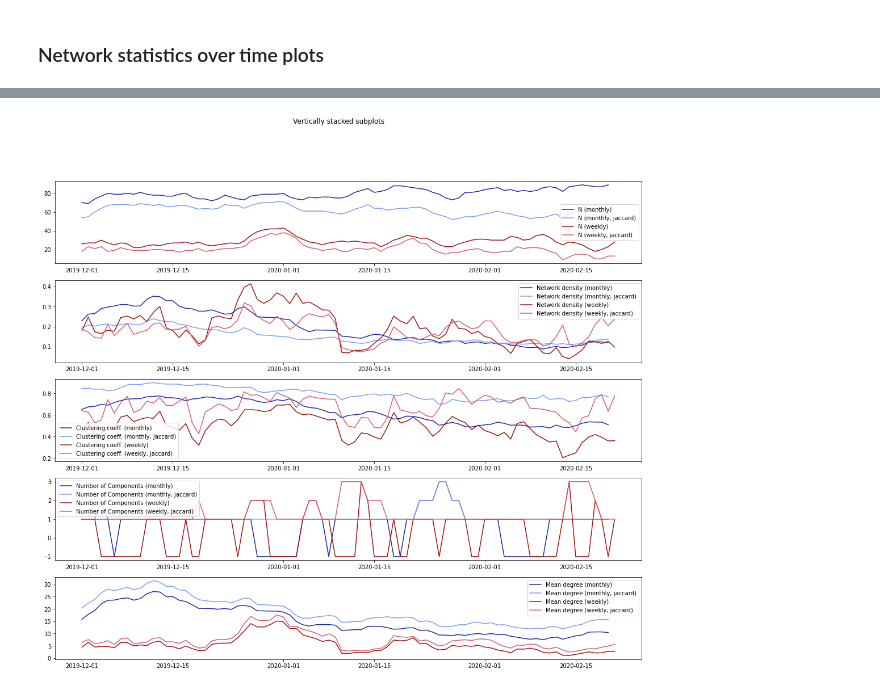
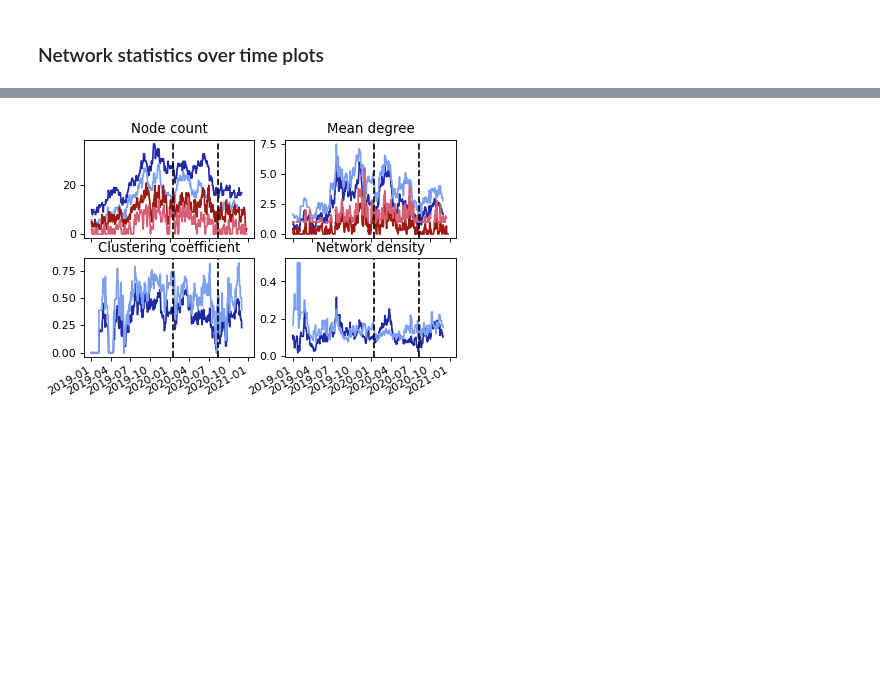
Before and after one commit to csepanyij/master-thesis, a Jupyter notebook: notebooks/static_nets_changes.ipynb, the cells around one changed output, grey strips where cells are left out. Drawn from its saved outputs; the diff is of its cells as text; code cells hidden in the pictures; blank space fills up the shorter version.

```diff
--- a/notebooks/static_nets_changes.ipynb
+++ b/notebooks/static_nets_changes.ipynb
@@ -331,0 +336,5 @@ nj6 = collab_network_jaccard(sqlite_db_file, git_repo_dir, t, node_info, datetim
+# %%
+#t, node_info, edge_info = git2net.get_bipartite_network(sqlite_db_file)
+nj = collab_network_jaccard(sqlite_db_file, git_repo_dir, t, node_info, datetime(2020, 1, 31), datetime(2020, 2, 7), True)
+n = collab_network(sqlite_db_file, git_repo_dir, t, node_info, datetime(2020, 1, 31), datetime(2020, 2, 7), True)
+nj
@@ -384,8 +397,8 @@ Plotting the degree distribution
 db = sqlite3.connect(sqlite_db_file)
 #max_date = datetime.strptime(pd.read_sql_query("SELECT max(committer_date) as max FROM commits", db)['max'].item(), '%Y-%m-%d %H:%M:%S')
 #min_date = datetime.strptime(pd.read_sql_query("SELECT min(committer_date) as min FROM commits", db)['min'].item(), '%Y-%m-%d %H:%M:%S')
-max_date = datetime.strptime('2020-03-21 00:00:00', '%Y-%m-%d %H:%M:%S')
-min_date = datetime.strptime('2019-12-01 00:00:00', '%Y-%m-%d %H:%M:%S')
+max_date = datetime.strptime('2020-12-31 00:00:00', '%Y-%m-%d %H:%M:%S')
+min_date = datetime.strptime('2019-01-01 00:00:00', '%Y-%m-%d %H:%M:%S')
 
 print('Min date: ', min_date)
 print('Max date: ', max_date)
@@ -424,13 +455,13 @@ for day in days:
 db = sqlite3.connect(sqlite_db_file)
 #max_date = datetime.strptime(pd.read_sql_query("SELECT max(committer_date) as max FROM commits", db)['max'].item(), '%Y-%m-%d %H:%M:%S')
 #min_date = datetime.strptime(pd.read_sql_query("SELECT min(committer_date) as min FROM commits", db)['min'].item(), '%Y-%m-%d %H:%M:%S')
-max_date = datetime.strptime('2020-02-28 00:00:00', '%Y-%m-%d %H:%M:%S')
-min_date = datetime.strptime('2019-12-01 00:00:00', '%Y-%m-%d %H:%M:%S')
+max_date = datetime.strptime('2020-12-31 00:00:00', '%Y-%m-%d %H:%M:%S')
+min_date = datetime.strptime('2019-01-01 00:00:00', '%Y-%m-%d %H:%M:%S')
 
 print('Min date: ', min_date)
 print('Max date: ', max_date)
 
-t, node_info, edge_info = git2net.get_bipartite_network(sqlite_db_file)
+#t, node_info, edge_info = git2net.get_bipartite_network(sqlite_db_file)
 
 timespan = timedelta(days=7) # Timespan to be considered for the stats
 days = {(min_date+timedelta(days=x)).date() : 0 for x in range((max_date-min_date-timespan).days + 1)}
@@ -460,30 +509,51 @@ for day in days:
 # %%
-fig, (ax1, ax2, ax3, ax4, ax5) = plt.subplots(5)
-fig.set_size_inches(18.5, 15.5)
-fig.suptitle('Vertically stacked subplots')
-ax1.plot(mx, my1, label = "N (monthly)", color = "#212AA5")
-ax1.plot(mx, myj1, label = "N (monthly, jaccard)", color = "#7B9FF2")
-ax1.plot(wx, wy1, label = "N (weekly)", color = "#9E1711")
-ax1.plot(wx, wyj1, label = "N (weekly, jaccard)", color = "#D65D72")
-ax1.legend()
-ax2.plot(mx, my2, label = "Network density (monthly)", color = "#212AA5")
-ax2.plot(mx, myj2, label = "Network density (monthly, jaccard)", color = "#7B9FF2")
-ax2.plot(wx, wy2, label = "Network density (weekly)", color = "#9E1711")
-ax2.plot(wx, wyj2, label = "Network density (weekly, jaccard)", color = "#D65D72")
-ax2.legend()
-ax3.plot(mx, my3, label = "Clustering coeff. (monthly)", color = "#212AA5")
-ax3.plot(mx, myj3, label = "Clustering coeff. (monthly, jaccard)", color = "#7B9FF2")
-ax3.plot(wx, wy3, label = "Clustering coeff. (weekly)", color = "#9E1711")
-ax3.plot(wx, wyj3, label = "Clustering coeff. (weekly, jaccard)", color = "#D65D72")
-ax3.legend()
-ax4.plot(mx, my4, label = "Number of Components (monthly)", color = "#212AA5")
-ax4.plot(mx, myj4, label = "Number of Components (monthly, jaccard)", color = "#7B9FF2")
-ax4.plot(wx, wy4, label = "Number of Components (weekly)", color = "#9E1711")
-ax4.plot(wx, wyj4, label = "Number of Components (weekly, jaccard)", color = "#D65D72")
-ax4.legend()
-ax5.plot(mx, my5, label = "Mean degree (monthly)", color = "#212AA5")
-ax5.plot(mx, myj5, label = "Mean degree (monthly, jaccard)", color = "#7B9FF2")
-ax5.plot(wx, wy5, label = "Mean degree (weekly)", color = "#9E1711")
-ax5.plot(wx, wyj5, label = "Mean degree (weekly, jaccard)", color = "#D65D72")
-ax5.legend()
+fig = plt.figure(figsize=(6, 4), dpi=80)
+gs = fig.add_gridspec(2, 2, hspace=0.2, wspace=0.18)
+(ax1, ax2), (ax3, ax4) = gs.subplots(sharex=True)
+#fig, ((ax1, ax2), (ax3, ax4)) = plt.subplots(2, 2, sharex=True)
+myFmt = mdates.DateFormatter('%Y-%m')
+gs = fig.add_gridspec(2, 2, hspace=0, wspace=0)
+#fig.suptitle('{repo_name} network stats around major event (2020-08-11)'.format(repo_name=repo_name))
+ax1.set_title('Node count')
+ax1.plot(mx, my1, label = "N (m)", color = "#212AA5")
+ax1.plot(mx, myj1, label = "N (mj)", color = "#7B9FF2")
+ax1.plot(wx, wy1, label = "N (w)", color = "#9E1711")
+ax1.plot(wx, wyj1, label = "N (wj)", color = "#D65D72")
+ax1.axvline(x=datetime(2020, 1, 15), color='black', ls='--')
+ax1.axvline(x=datetime(2020, 8, 11), color='black', ls='--')
+ax1.xaxis.set_major_formatter(myFmt)
+#ax1.legend()
+ax4.set_title('Network density')
+ax4.plot(mx, my2, label = "Network density (m)", color = "#212AA5")
+ax4.plot(mx, myj2, label = "Network density (mj)", color = "#7B9FF2")
+#ax4.plot(wx, wy2, label = "Network density (weekly)", color = "#9E1711")
+#ax4.plot(wx, wyj2, label = "Network density (weekly, jaccard)", color = "#D65D72")
+ax4.axvline(x=datetime(2020, 1, 15), color='black', ls='--')
+ax4.axvline(x=datetime(2020, 8, 11), color='black', ls='--')
+ax4.xaxis.set_major_formatter(myFmt)
+#ax4.legend()
+ax3.set_title('Clustering coefficient')
+ax3.plot(mx, my3, label = "Clustering coeff. (m)", color = "#212AA5")
+ax3.plot(mx, myj3, label = "Clustering coeff. (mj)", color = "#7B9FF2")
+#ax3.plot(wx, wy3, label = "Clustering coeff. (weekly)", color = "#9E1711")
+#ax3.plot(wx, wyj3, label = "Clustering coeff. (weekly, jaccard)", color = "#D65D72")
+ax3.axvline(x=datetime(2020, 1, 15), color='black', ls='--')
+ax3.axvline(x=datetime(2020, 8, 11), color='black', ls='--')
+ax3.xaxis.set_major_formatter(myFmt)
+#ax3.legend()
+#ax4.plot(mx, my4, label = "Number of Components (monthly)", color = "#212AA5")
+#ax4.plot(mx, myj4, label = "Number of Components (monthly, jaccard)", color = "#7B9FF2")
+#ax4.plot(wx, wy4, label = "Number of Components (weekly)", color = "#9E1711")
+#ax4.plot(wx, wyj4, label = "Number of Components (weekly, jaccard)", color = "#D65D72")
+#ax4.legend()
+ax2.set_title('Mean degree')
+ax2.plot(mx, my5, label = "Mean degree (m)", color = "#212AA5")
+ax2.plot(mx, myj5, label = "Mean degree (mj)", color = "#7B9FF2")
+ax2.plot(wx, wy5, label = "Mean degree (w)", color = "#9E1711")
+ax2.plot(wx, wyj5, label = "Mean degree (wj)", color = "#D65D72")
+ax2.axvline(x=datetime(2020, 1, 15), color='black', ls='--')
+ax2.axvline(x=datetime(2020, 8, 11), color='black', ls='--')
+ax2.xaxis.set_major_formatter(myFmt)
+#ax2.legend()
+fig.autofmt_xdate()
 # %% [output]
@@ -491 +560 @@ ax5.legend()
-[figure, old version]
+[figure, new version]
```
Also changed, not shown: parts of 18 cells of this notebook, 3 other files.
